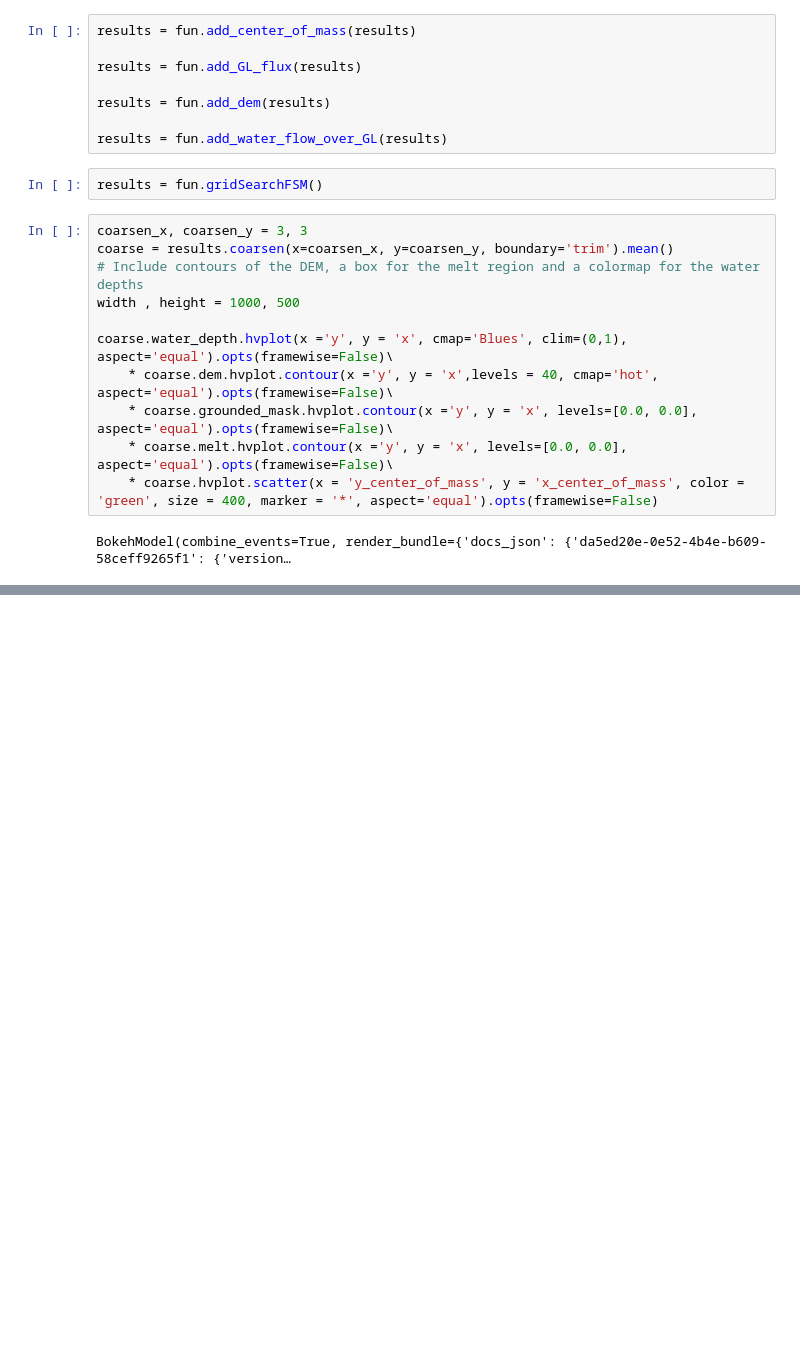
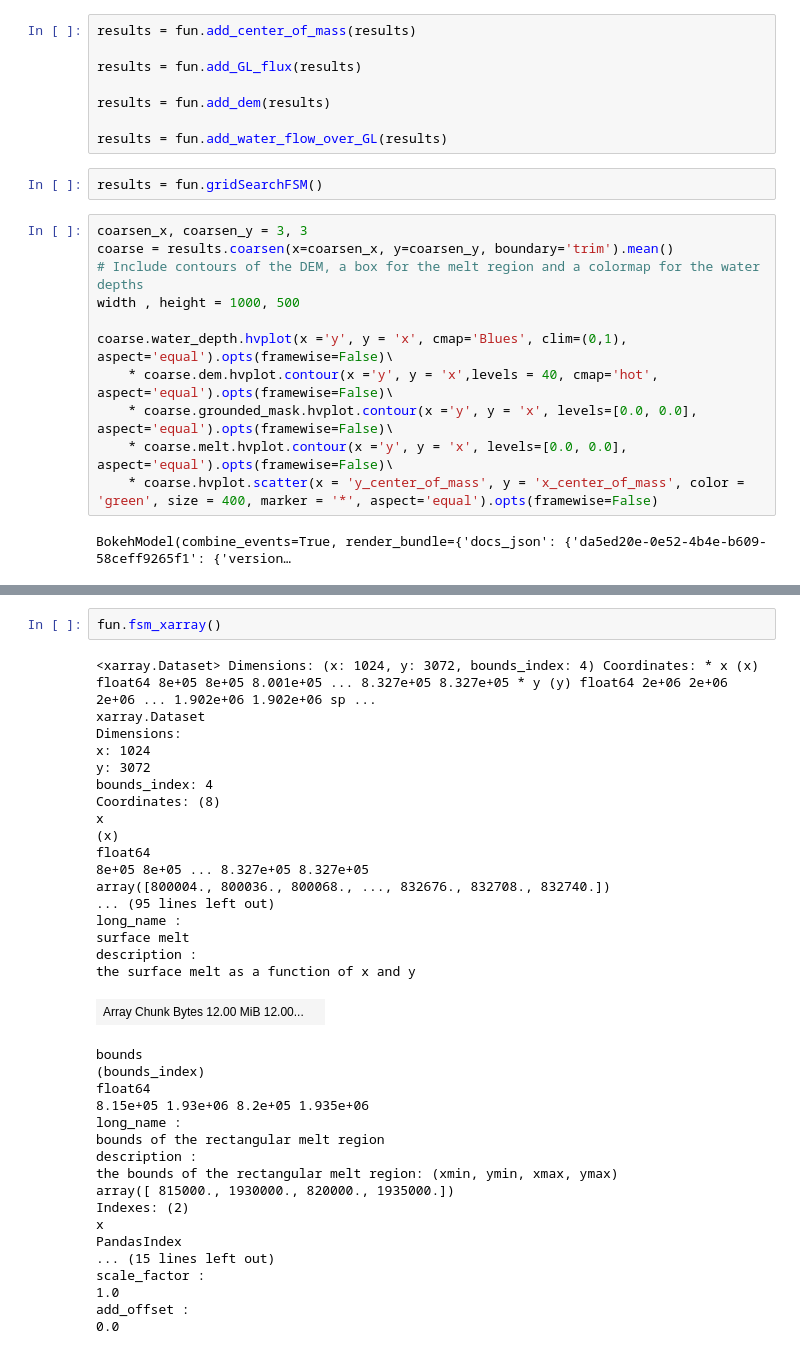
Before and after one commit to jkingslake/BFRN_meltwater, a Jupyter notebook: python/notebooks/testing.ipynb, the cells around one changed output, grey strips where cells are left out. Cells and saved outputs as stored; diff of their text form; blank space fills up the shorter version.

```diff
--- a/python/notebooks/testing.ipynb
+++ b/python/notebooks/testing.ipynb
@@ -70,0 +165,38 @@ coarse.bfrn.hvplot(x ='y', y = 'x', cmap='Blues', aspect='equal').opts(framewise
+# %%
+fun.fsm_xarray()
+# %% [output]
+<xarray.Dataset> Dimensions: (x: 1024, y: 3072, bounds_index: 4) Coordinates: * x (x) float64 8e+05 8e+05 8.001e+05 ... 8.327e+05 8.327e+05 * y (y) float64 2e+06 2e+06 2e+06 ... 1.902e+06 1.902e+06 sp ...
+xarray.Dataset
+Dimensions:
+x: 1024
+y: 3072
+bounds_index: 4
+Coordinates: (8)
+x
+(x)
+float64
+8e+05 8e+05 ... 8.327e+05 8.327e+05
+array([800004., 800036., 800068., ..., 832676., 832708., 832740.])
+... (95 lines left out)
+long_name :
+surface melt
+description :
+the surface melt as a function of x and y
+| Array Chunk Bytes 12.00 MiB 12.00... |  |
+bounds
+(bounds_index)
+float64
+8.15e+05 1.93e+06 8.2e+05 1.935e+06
+long_name :
+bounds of the rectangular melt region
+description :
+the bounds of the rectangular melt region: (xmin, ymin, xmax, ymax)
+array([ 815000., 1930000., 820000., 1935000.])
+Indexes: (2)
+x
+PandasIndex
+... (15 lines left out)
+scale_factor :
+1.0
+add_offset :
+0.0
```
Also changed, not shown: parts of 5 cells of this notebook.
